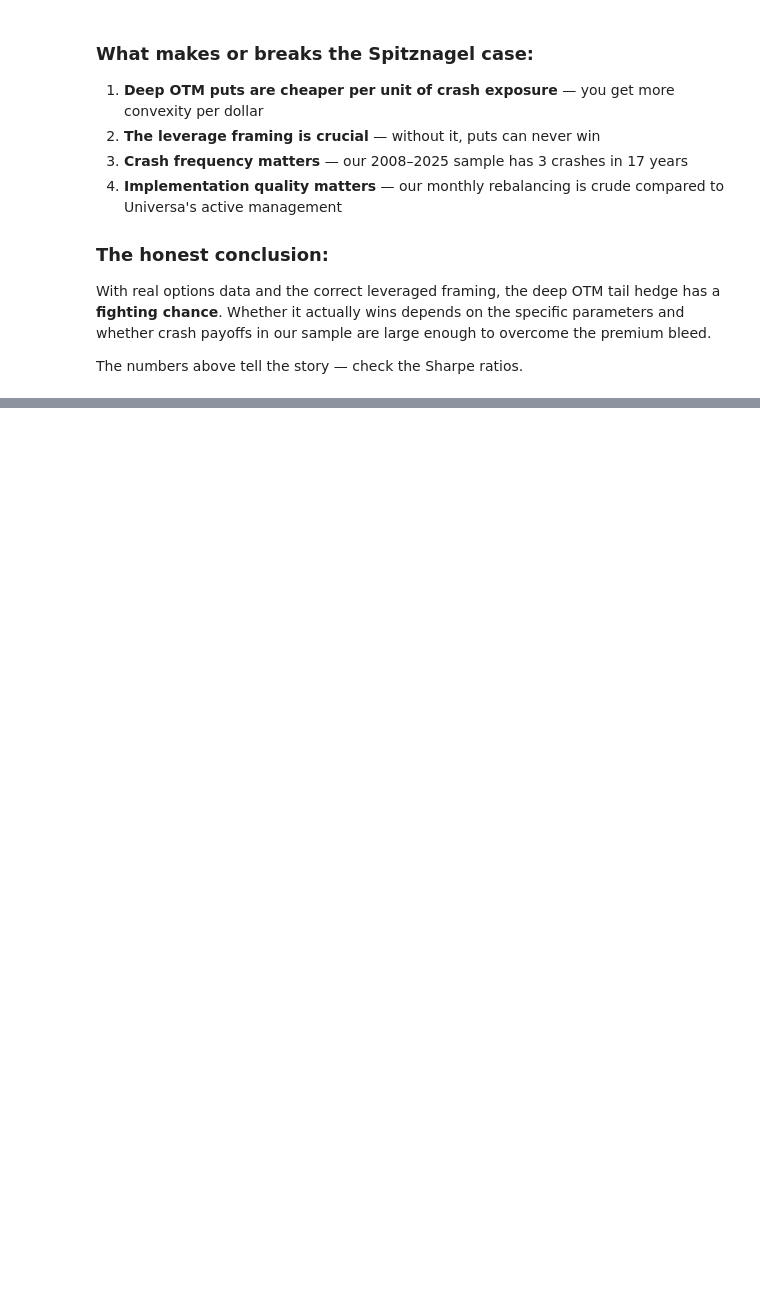
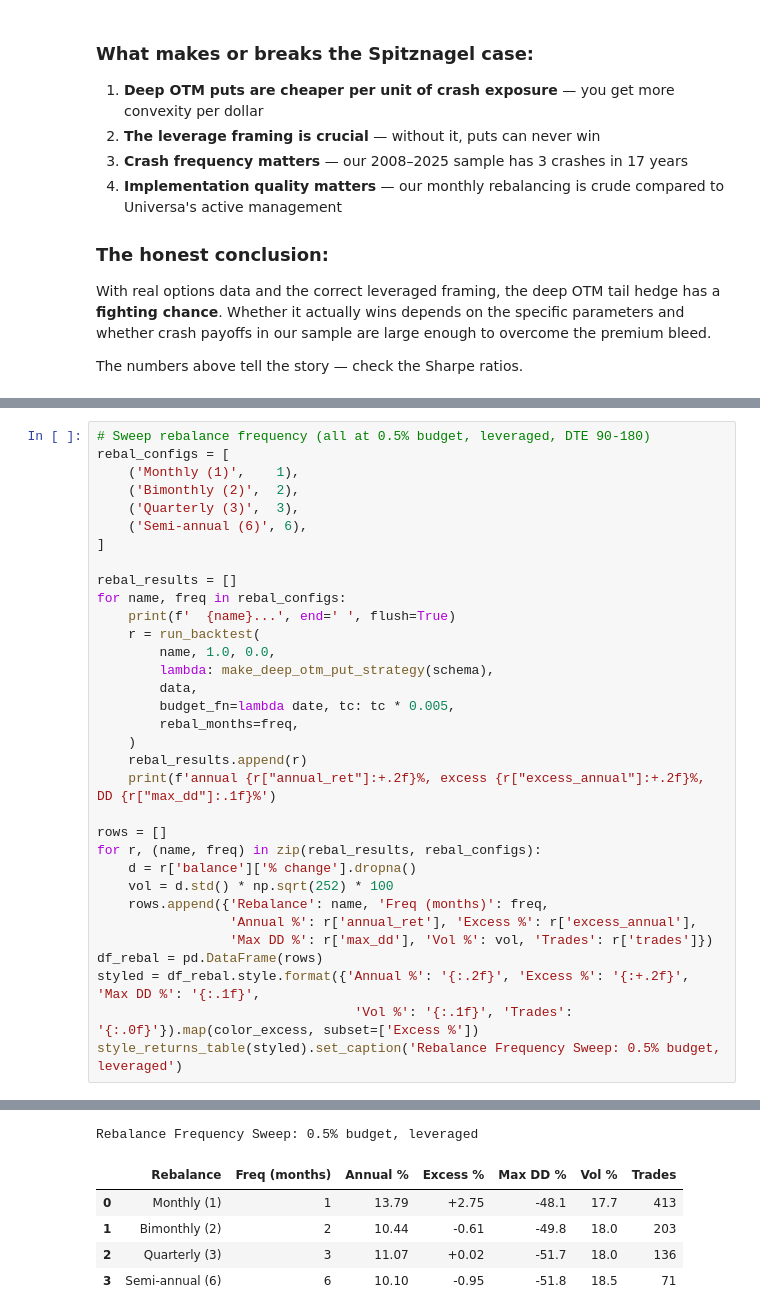
Before and after one commit to lambdaclass/options_backtester, a Jupyter notebook: notebooks/spitznagel_case.ipynb, the cells around one changed output, grey strips where cells are left out. Drawn from its saved outputs; the diff is of its cells as text; blank space fills up the shorter version.

```diff
--- a/notebooks/spitznagel_case.ipynb
+++ b/notebooks/spitznagel_case.ipynb
@@ -593,0 +659,34 @@ The numbers above tell the story — check the Sharpe ratios.
+# %%
+# Sweep rebalance frequency (all at 0.5% budget, leveraged, DTE 90-180)
+rebal_configs = [
+    ('Monthly (1)',    1),
+    ('Bimonthly (2)',  2),
+    ('Quarterly (3)',  3),
+    ('Semi-annual (6)', 6),
+]
+
+rebal_results = []
+for name, freq in rebal_configs:
+    print(f'  {name}...', end=' ', flush=True)
+    r = run_backtest(
+        name, 1.0, 0.0,
+        lambda: make_deep_otm_put_strategy(schema),
+        data,
+        budget_fn=lambda date, tc: tc * 0.005,
+        rebal_months=freq,
+    )
+    rebal_results.append(r)
+    print(f'annual {r["annual_ret"]:+.2f}%, excess {r["excess_annual"]:+.2f}%, DD {r["max_dd"]:.1f}%')
+
+rows = []
+for r, (name, freq) in zip(rebal_results, rebal_configs):
+    d = r['balance']['% change'].dropna()
+    vol = d.std() * np.sqrt(252) * 100
+    rows.append({'Rebalance': name, 'Freq (months)': freq,
+                 'Annual %': r['annual_ret'], 'Excess %': r['excess_annual'],
+                 'Max DD %': r['max_dd'], 'Vol %': vol, 'Trades': r['trades']})
+df_rebal = pd.DataFrame(rows)
+styled = df_rebal.style.format({'Annual %': '{:.2f}', 'Excess %': '{:+.2f}', 'Max DD %': '{:.1f}',
+                                 'Vol %': '{:.1f}', 'Trades': '{:.0f}'}).map(color_excess, subset=['Excess %'])
+style_returns_table(styled).set_caption('Rebalance Frequency Sweep: 0.5% budget, leveraged')
+# %% [output]
@@ -593,0 +701,6 @@ The numbers above tell the story — check the Sharpe ratios.
+Rebalance Frequency Sweep: 0.5% budget, leveraged
+|  | Rebalance | Freq (months) | Annual % | Excess % | Max DD % | Vol % | Trades |
+| 0 | Monthly (1) | 1 | 13.79 | +2.75 | -48.1 | 17.7 | 413 |
+| 1 | Bimonthly (2) | 2 | 10.44 | -0.61 | -49.8 | 18.0 | 203 |
+| 2 | Quarterly (3) | 3 | 11.07 | +0.02 | -51.7 | 18.0 | 136 |
+| 3 | Semi-annual (6) | 6 | 10.10 | -0.95 | -51.8 | 18.5 | 71 |
```
Also changed, not shown: parts of 10 cells of this notebook, 15 other files.
